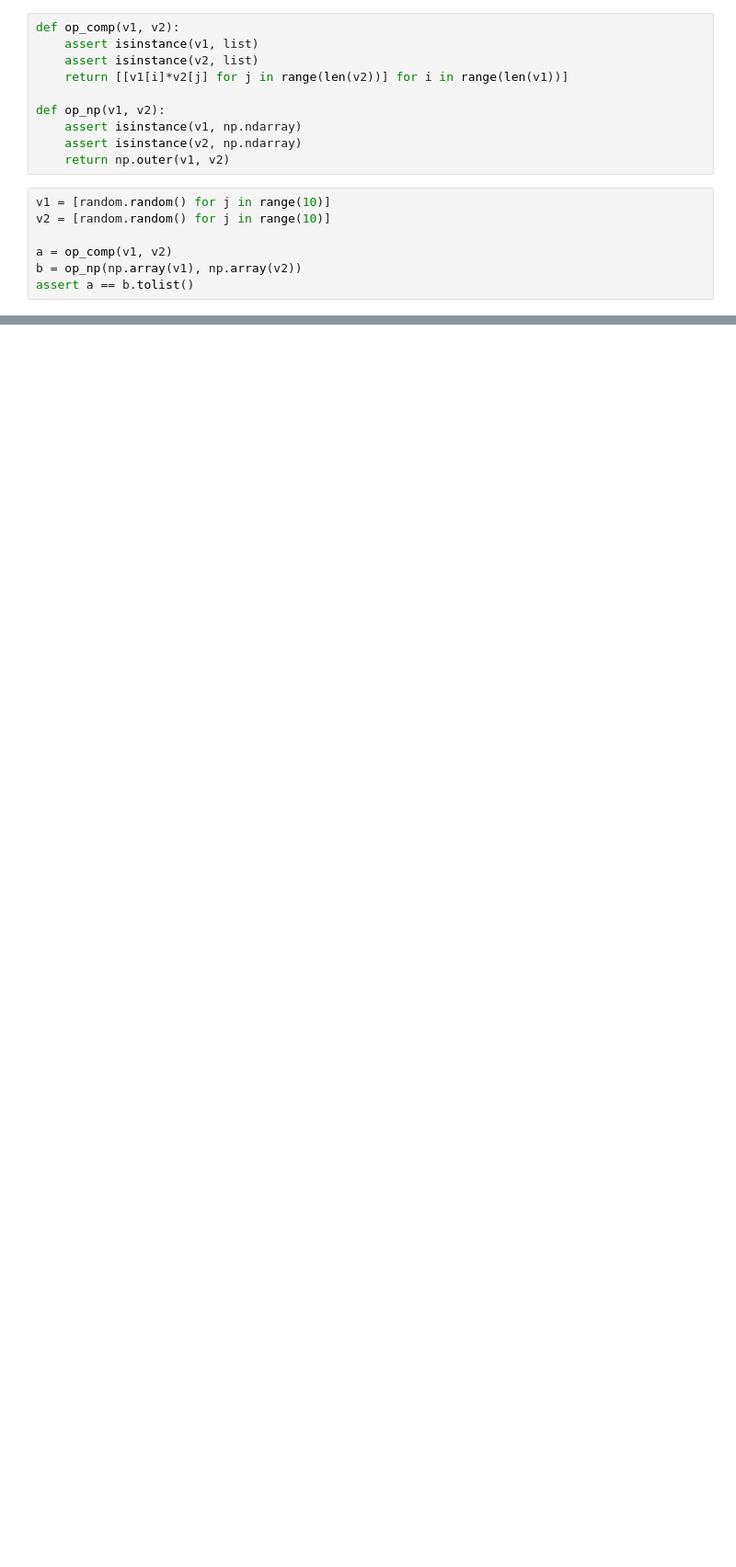
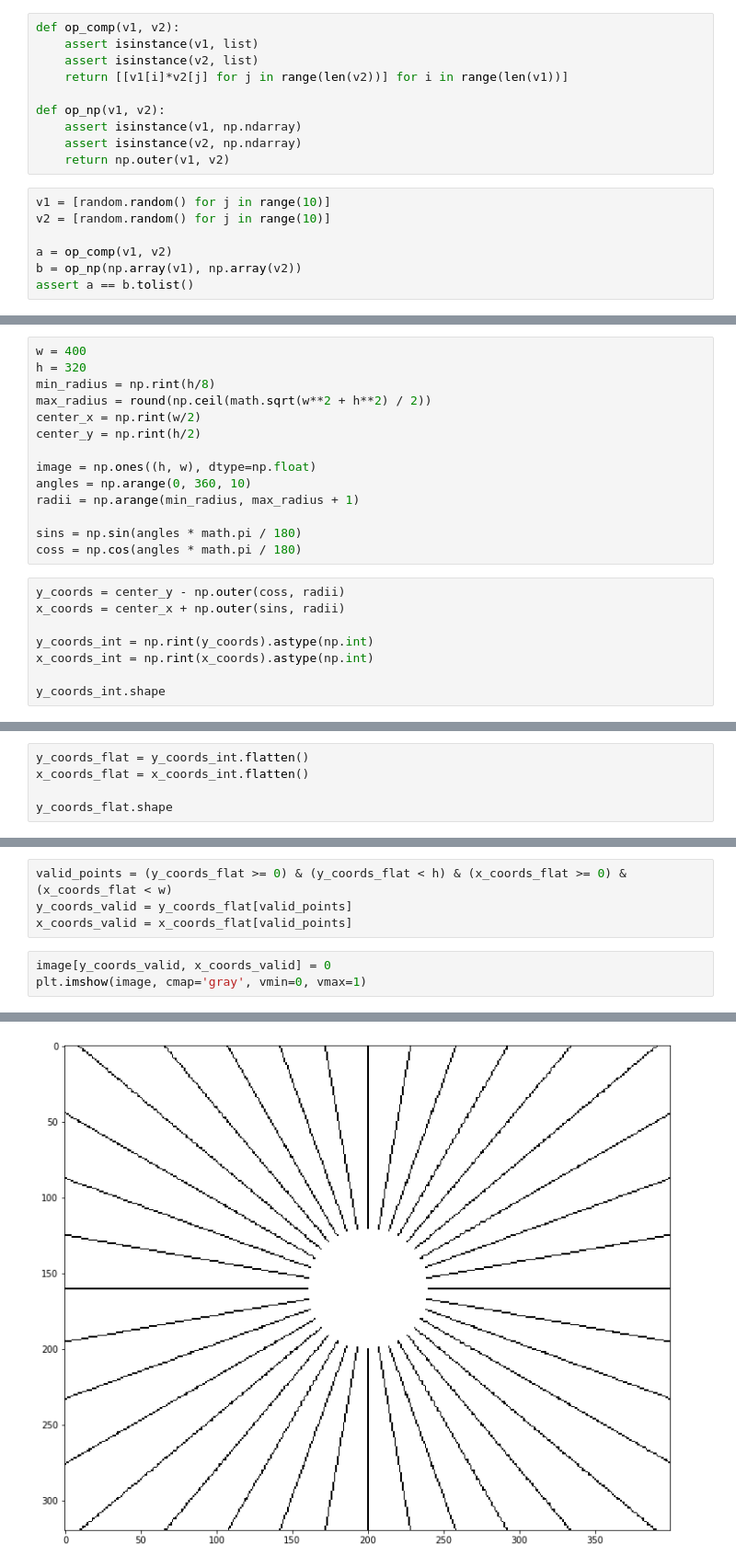
Before and after one commit to Invicton-Labs/need-for-speed, a Jupyter notebook: Notebook.ipynb, the cells around one changed output, grey strips where cells are left out. Shown at 92% size. Drawn from its saved outputs; the diff is of its cells as text; blank space fills up the shorter version.

```diff
--- a/Notebook.ipynb
+++ b/Notebook.ipynb
@@ -260,0 +369,22 @@ angles = np.arange(start=min_angle, stop=max_angle, step=angle_step, dtype=np.fl
+# %%
+w = 400
+h = 320
+min_radius = np.rint(h/8)
+max_radius = round(np.ceil(math.sqrt(w**2 + h**2) / 2))
+center_x = np.rint(w/2)
+center_y = np.rint(h/2)
+
+image = np.ones((h, w), dtype=np.float)
+angles = np.arange(0, 360, 10)
+radii = np.arange(min_radius, max_radius + 1)
+
+sins = np.sin(angles * math.pi / 180)
+coss = np.cos(angles * math.pi / 180)
+# %%
+y_coords = center_y - np.outer(coss, radii)
+x_coords = center_x + np.outer(sins, radii)
+
+y_coords_int = np.rint(y_coords).astype(np.int)
+x_coords_int = np.rint(x_coords).astype(np.int)
+
+y_coords_int.shape
@@ -260,0 +393,5 @@ angles = np.arange(start=min_angle, stop=max_angle, step=angle_step, dtype=np.fl
+# %%
+y_coords_flat = y_coords_int.flatten()
+x_coords_flat = x_coords_int.flatten()
+
+y_coords_flat.shape
@@ -260,0 +400,8 @@ angles = np.arange(start=min_angle, stop=max_angle, step=angle_step, dtype=np.fl
+# %%
+valid_points = (y_coords_flat >= 0) & (y_coords_flat < h) & (x_coords_flat >= 0) & (x_coords_flat < w)
+y_coords_valid = y_coords_flat[valid_points]
+x_coords_valid = x_coords_flat[valid_points]
+# %%
+image[y_coords_valid, x_coords_valid] = 0
+plt.imshow(image, cmap='gray', vmin=0, vmax=1)
+# %% [output]
@@ -260,0 +409 @@ angles = np.arange(start=min_angle, stop=max_angle, step=angle_step, dtype=np.fl
+[figure, added]
```
Also changed, not shown: parts of 34 cells of this notebook, 2 other files.
